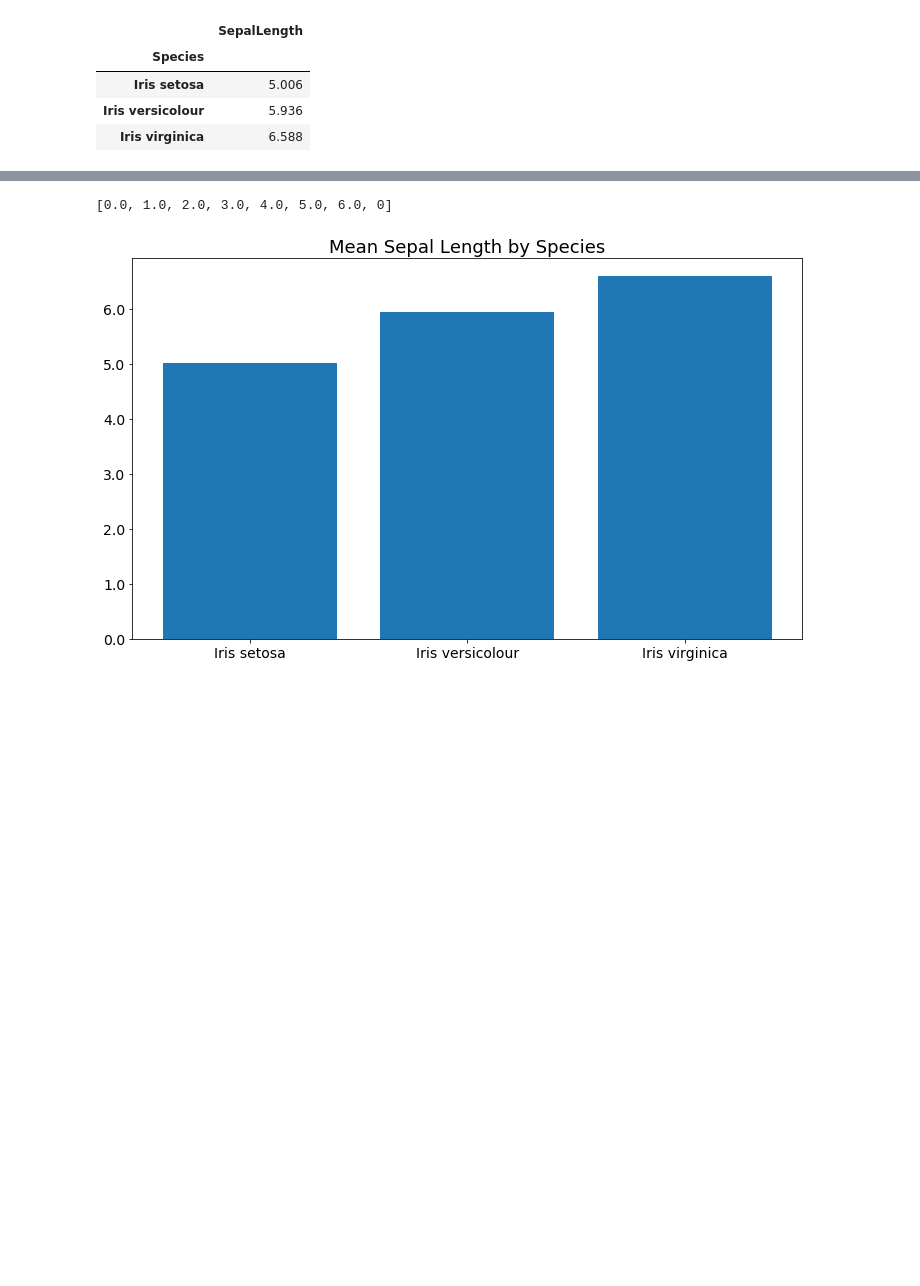
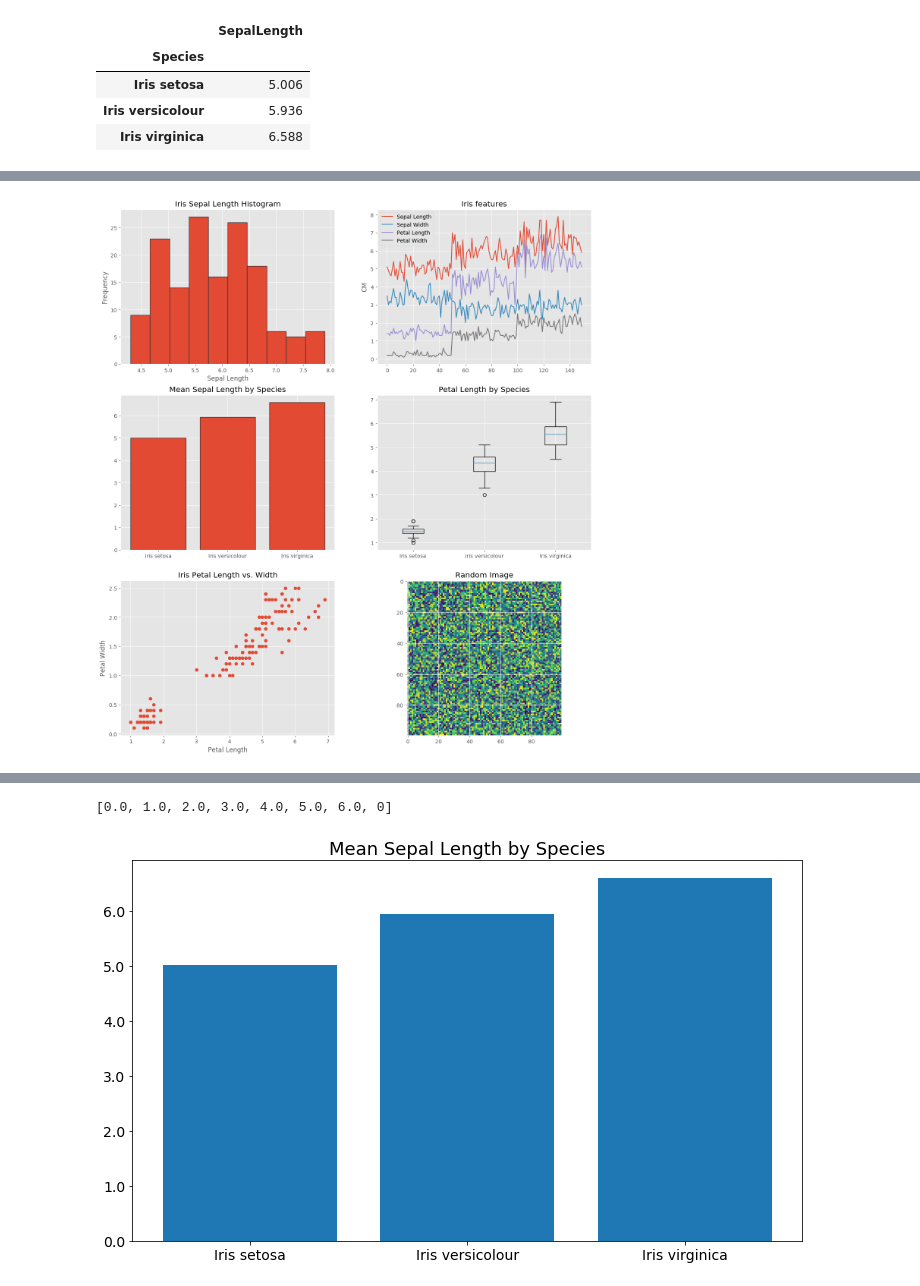
Before and after one commit to AlexandraLS1/pyconil_2017, a Jupyter notebook: PrettyPlotting.ipynb, the cells around one changed output, grey strips where cells are left out. Drawn from its saved outputs; the diff is of its cells as text; code cells hidden in the pictures; blank space fills up the shorter version.

```diff
--- a/PrettyPlotting.ipynb
+++ b/PrettyPlotting.ipynb
@@ -52,0 +121,4 @@ plt.show()
+# %%
+testStyle( styleType = 'ggplot' )
+# %% [output]
+[figure, added]
```
Also changed, not shown: parts of 7 cells of this notebook.
